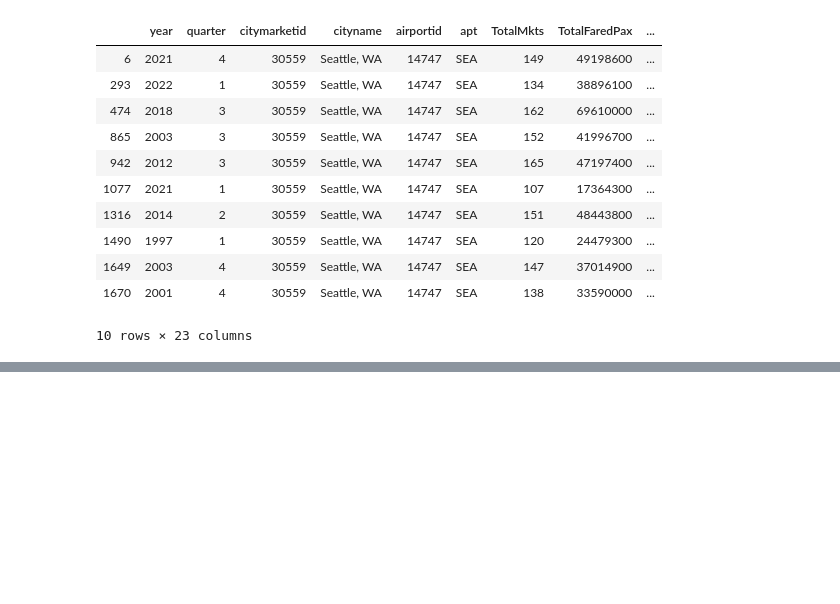
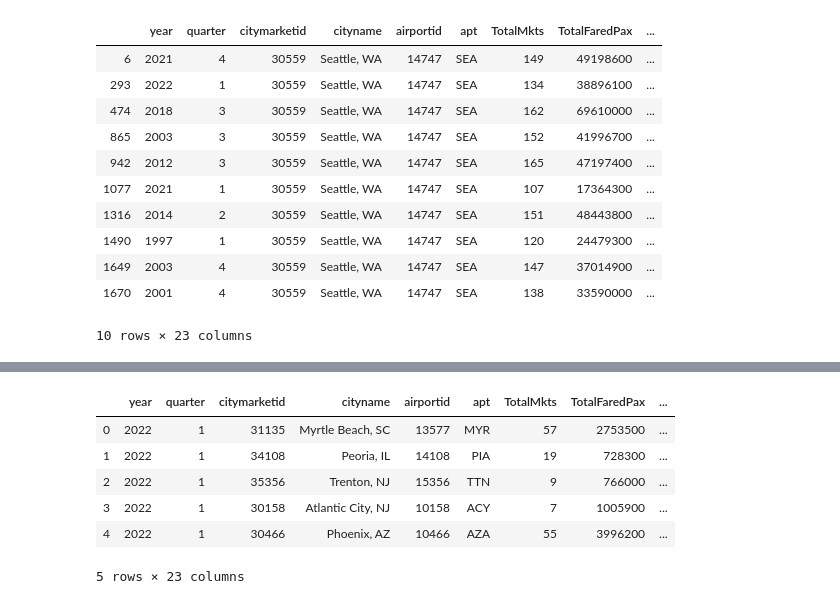
Before and after one commit to aadityarock2000/beat_the_crowd, a Jupyter notebook: src/consumer_fare_visualizations.ipynb, the cells around one changed output, grey strips where cells are left out. Saved outputs shown, nothing was run; the diff lists cells and outputs as text; code cells hidden in the pictures; blank space fills up the shorter version.

Commit message:
recent updates to fares/delays visualizations

```diff
--- a/src/consumer_fare_visualizations.ipynb
+++ b/src/consumer_fare_visualizations.ipynb
@@ -92,0 +212,10 @@ ValueError: Value of 'x' is not the name of a column in 'data_frame'. Expected o
+# %%
+consumer_fares.head()
+# %% [output]
+|  | year | quarter | citymarketid | cityname | airportid | apt | TotalMkts | TotalFaredPax | ... |
+| 0 | 2022 | 1 | 31135 | Myrtle Beach, SC | 13577 | MYR | 57 | 2753500 | ... |
+| 1 | 2022 | 1 | 34108 | Peoria, IL | 14108 | PIA | 19 | 728300 | ... |
+| 2 | 2022 | 1 | 35356 | Trenton, NJ | 15356 | TTN | 9 | 766000 | ... |
+| 3 | 2022 | 1 | 30158 | Atlantic City, NJ | 10158 | ACY | 7 | 1005900 | ... |
+| 4 | 2022 | 1 | 30466 | Phoenix, AZ | 10466 | AZA | 55 | 3996200 | ... |
+5 rows × 23 columns
```
Also changed, not shown: parts of 5 cells of this notebook, 1 other file.
